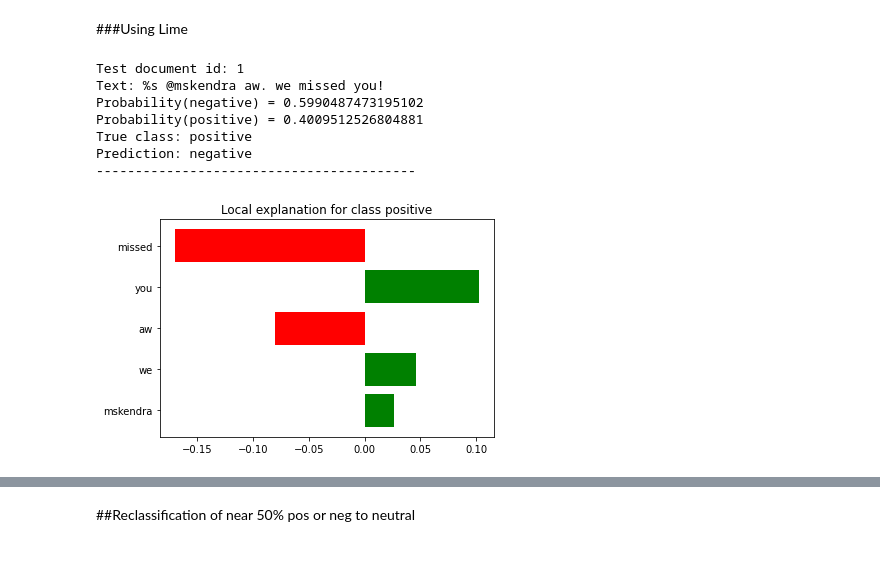
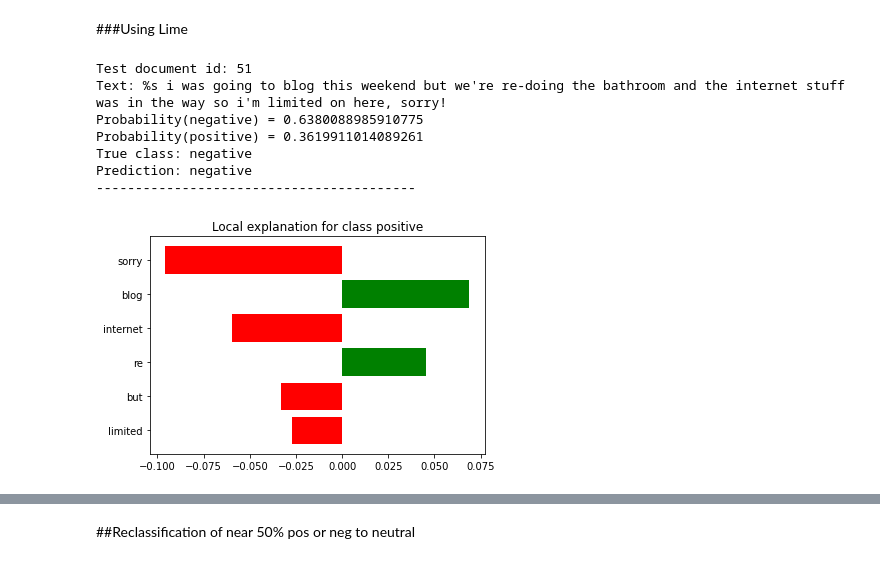
Before and after one commit to VincentGariepy/IFT6390-Competition2-BeaudelAIre, a Jupyter notebook: Naive_Bayes/Compétition_2.ipynb, the cells around one changed output, grey strips where cells are left out. Drawn from its saved outputs; the diff is of its cells as text; code cells hidden in the pictures.

Commit message:
Lime test

```diff
--- a/Naive_Bayes/Compétition_2.ipynb
+++ b/Naive_Bayes/Compétition_2.ipynb
@@ -463,24 +463,25 @@ c = make_pipeline(vectorizer, cls)
 class_names = ['negative','positive', 'positive']
 explainer = LimeTextExplainer(class_names=class_names)
 # %%
-idx=1 # 52 is a good prediction, 1 is a bad prediction
+idx=51 # 51, is a good prediction (negative)
+       # 52 is a good prediction (positive), 1 is a bad prediction
 
 print('Test document id: %d' % idx)
 print('Text: %s',X_test_text[idx])
 print('Probability(negative) =', c.predict_proba([X_test_text[idx]])[0,0])
 print('Probability(positive) =', c.predict_proba([X_test_text[idx]])[0,1])
 print('True class: %s' % class_names[y_test[idx]])
 print("Prediction: %s" % class_names[cls.predict(X_test[idx])[0]])
 print("-----------------------------------------")
 texte = X_test_text[idx]
 exp = explainer.explain_instance(texte, c.predict_proba, num_features=6)
 fig = exp.as_pyplot_figure()
 # %% [output]
-Test document id: 1
-Text: %s @mskendra aw. we missed you!
-Probability(negative) = 0.5990487473195102
-Probability(positive) = 0.4009512526804881
-True class: positive
+Test document id: 51
+Text: %s i was going to blog this weekend but we're re-doing the bathroom and the internet stuff was in the way so i'm limited on here, sorry!
+Probability(negative) = 0.6380088985910775
+Probability(positive) = 0.3619911014089261
+True class: negative
 Prediction: negative
 -----------------------------------------
-[figure, old version]
+[figure, new version]
```
Also changed, not shown: parts of 1 cell of this notebook.
